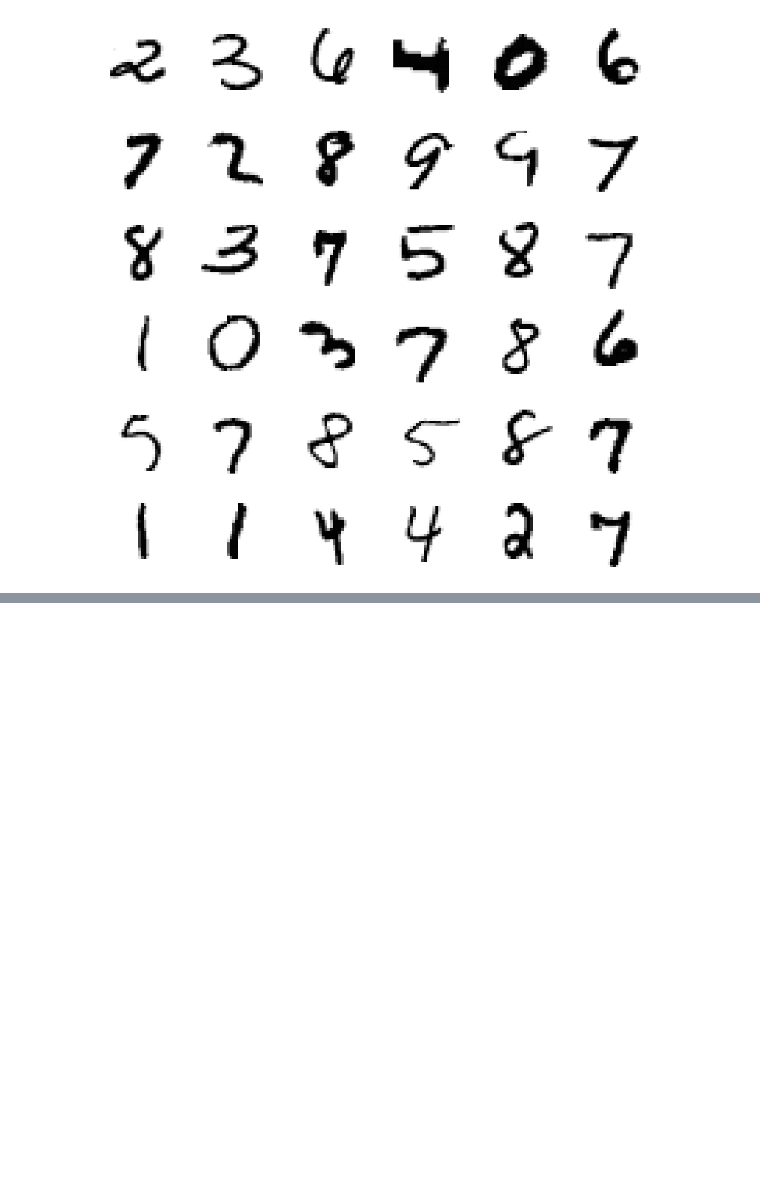
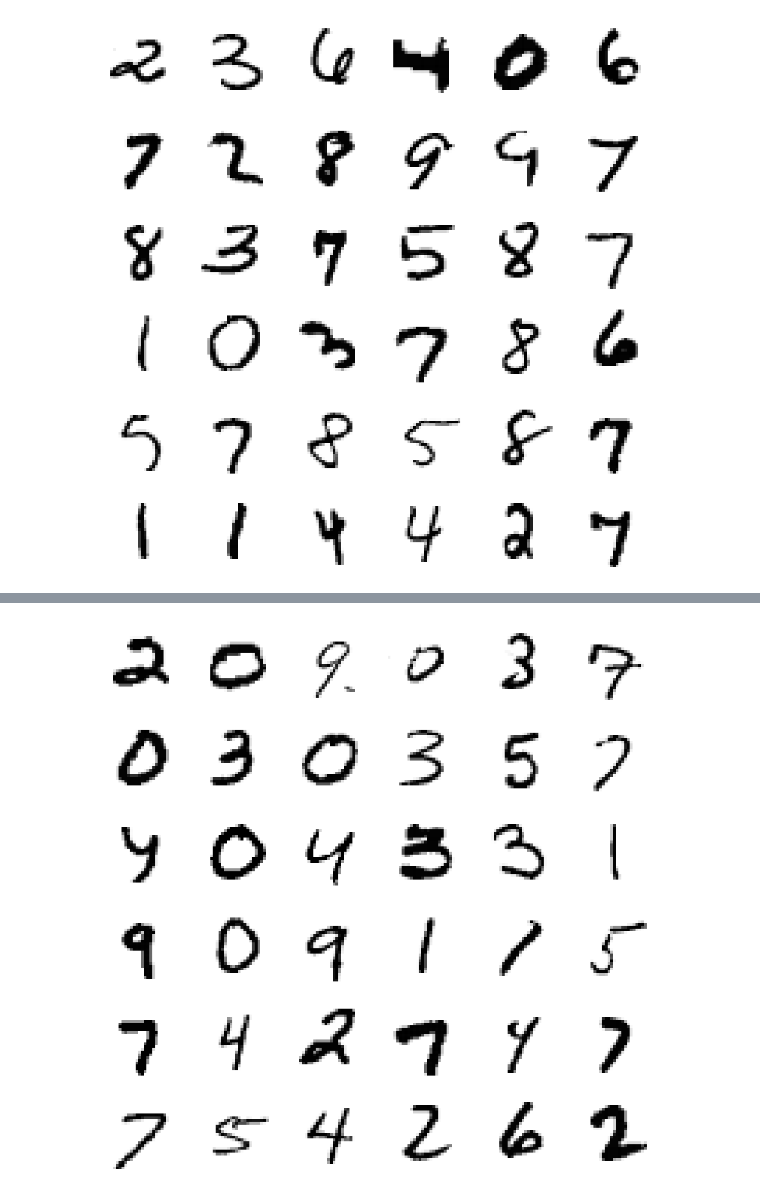
Before and after one commit to Cortijo02/MG, a Jupyter notebook: DeteccionDigitos/digitsrecognizer.ipynb, the cells around one changed output, grey strips where cells are left out. Cells and saved outputs as stored; diff of their text form; code cells hidden in the pictures; blank space fills up the shorter version.

```diff
--- a/DeteccionDigitos/digitsrecognizer.ipynb
+++ b/DeteccionDigitos/digitsrecognizer.ipynb
@@ -76,21 +76,24 @@ Train y dataset shape:  (33600, 10)
 Test X dataset shape:  (8400, 28, 28, 1)
 Test y dataset shape:  (8400, 10)
 # %%
-plt.rc('font', size=10)
-plt.rc('legend', fontsize= 10)
-plt.rc('xtick', labelsize= 8)
-plt.rc('ytick', labelsize= 8)
+def plot_Image (X_train):
+    plt.rc('font', size=10)
+    plt.rc('legend', fontsize= 10)
+    plt.rc('xtick', labelsize= 8)
+    plt.rc('ytick', labelsize= 8)
 
-fig, ax = plt.subplots(6, 6, figsize = (12, 12))
+    fig, ax = plt.subplots(6, 6, figsize = (12, 12))
 
-img_idx = 0
-for i in range(6):
-    for j in range(6):
-        ax[i][j].imshow(X_train[img_idx], cmap = 'Greys')
-        ax[i][j].axis('off')
-        img_idx += 1
+    img_idx = 0
+    for i in range(6):
+        for j in range(6):
+            ax[i][j].imshow(X_train[img_idx], cmap = 'Greys')
+            ax[i][j].axis('off')
+            img_idx += 1
 
-plt.show()
+    plt.show()
+
+plot_Image(X_train)
 # %% [output]
 [figure]
 # %%
@@ -164,3 +167,7 @@ pred = model.predict(Y)
+# %%
+plot_Image(Y)
+# %% [output]
+[figure, added]
 # %%
 df = pd.DataFrame(columns=["ImageId","Label"])
 
```
Also changed, not shown: parts of 6 cells of this notebook, 1 other file.
